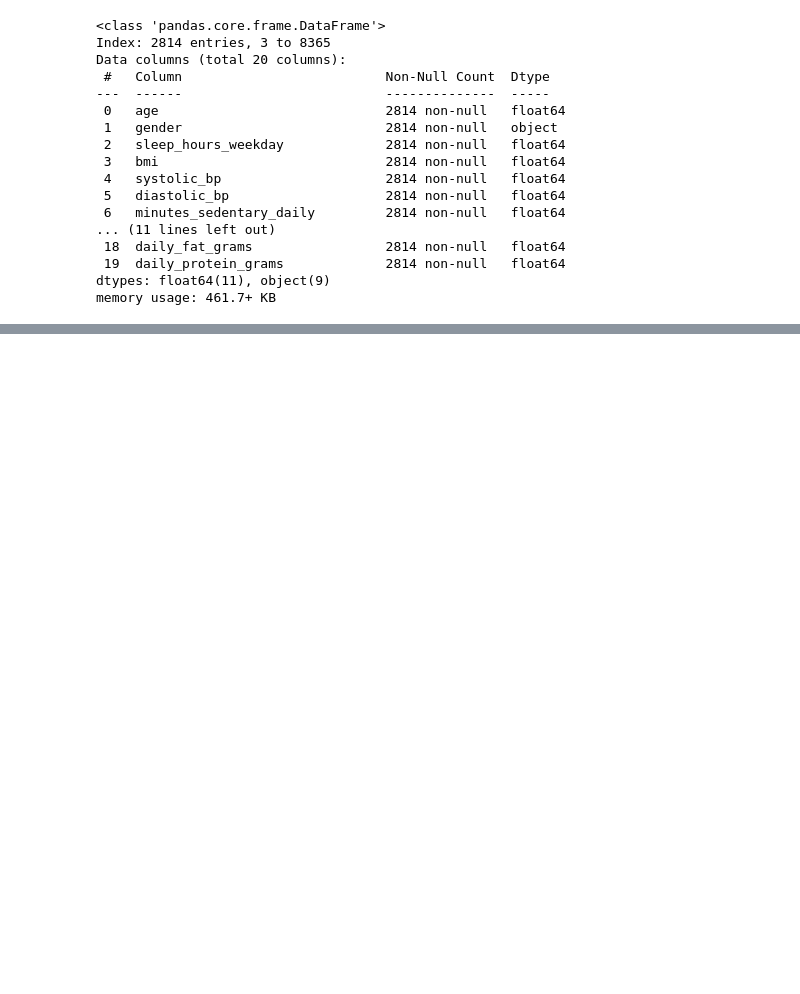
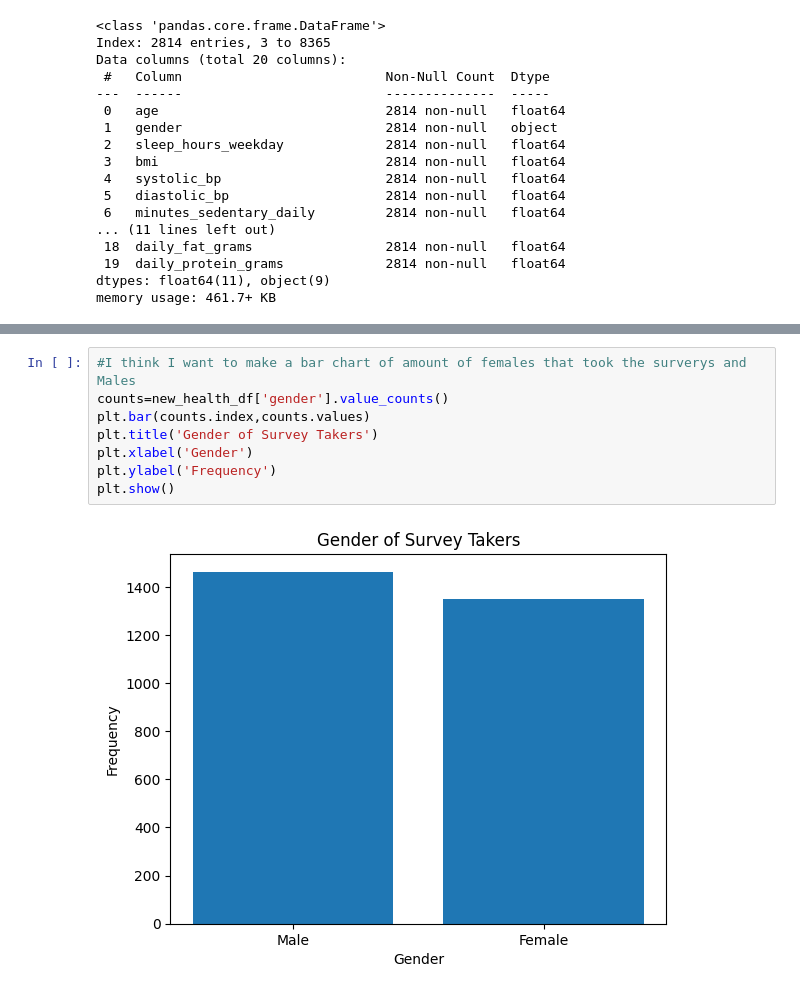
Before and after one commit to SinCosTanTya/Lifestyle-and-Health, a Jupyter notebook: Lifestyle_and_Health_Research_Project.ipynb, the cells around one changed output, grey strips where cells are left out. Drawn from its saved outputs; the diff is of its cells as text; blank space fills up the shorter version.

```diff
--- a/Lifestyle_and_Health_Research_Project.ipynb
+++ b/Lifestyle_and_Health_Research_Project.ipynb
@@ -107,0 +137,10 @@ memory usage: 461.7+ KB
+# %%
+#I think I want to make a bar chart of amount of females that took the surverys and Males
+counts=new_health_df['gender'].value_counts()
+plt.bar(counts.index,counts.values)
+plt.title('Gender of Survey Takers')
+plt.xlabel('Gender')
+plt.ylabel('Frequency')
+plt.show()
+# %% [output]
+[figure, added]
```
Also changed, not shown: parts of 9 cells of this notebook.
